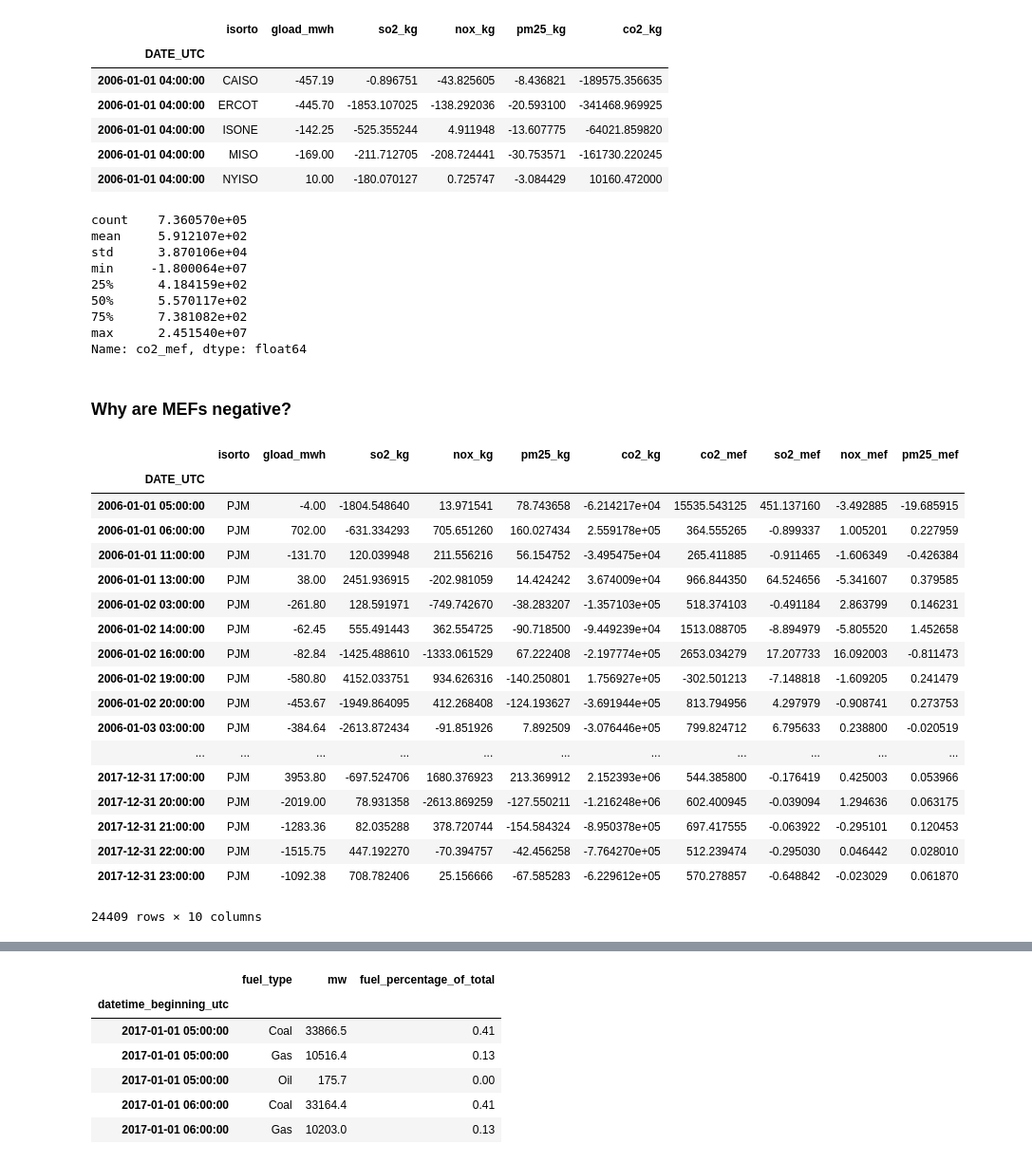
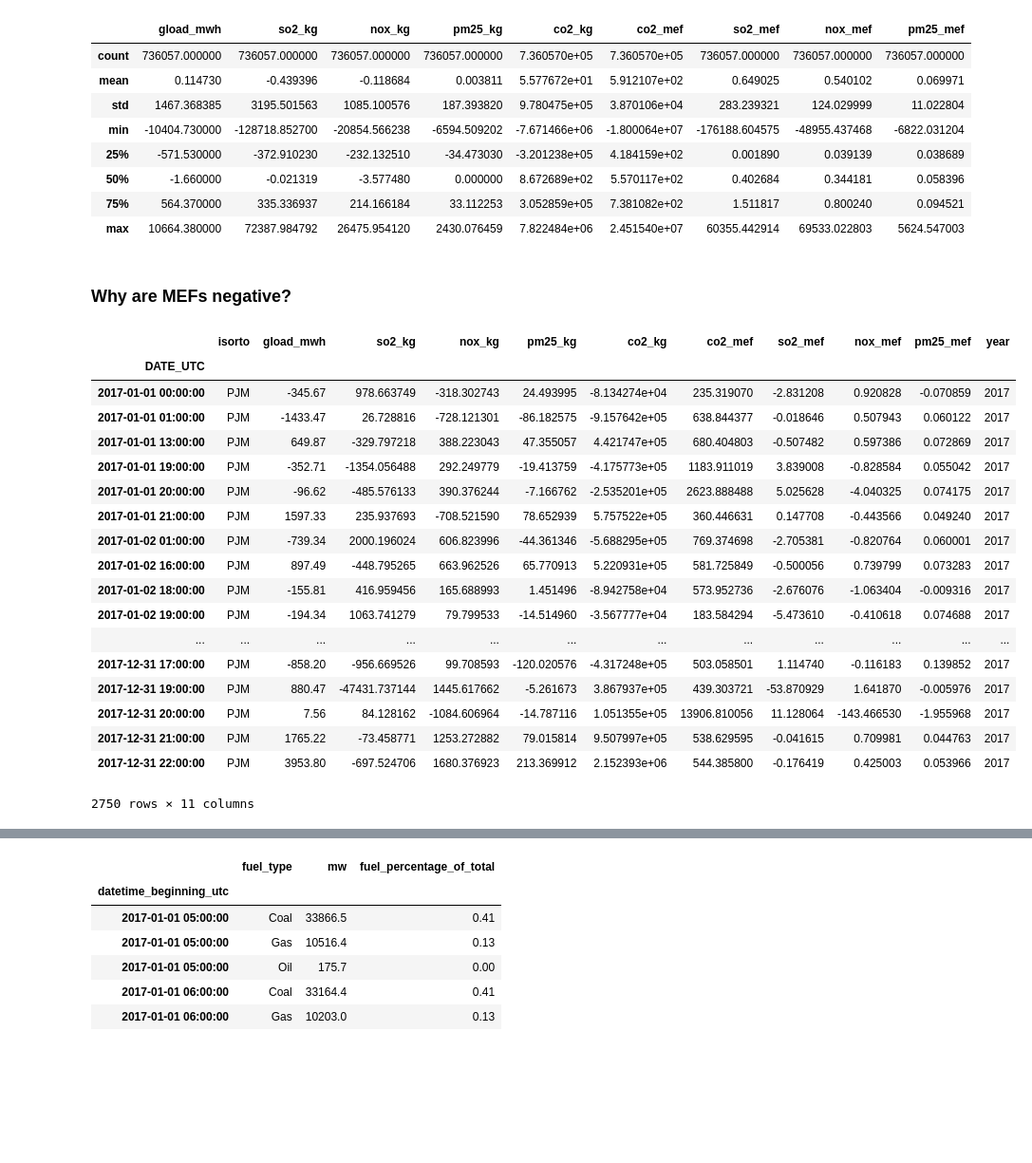
Before and after one commit to amy-wang/thesis, a Jupyter notebook: lin_reg_forecasting_model/mef_data.ipynb, the cells around one changed output, grey strips where cells are left out. Shown: that part at 95% size. Saved outputs shown, nothing was run; the diff lists cells and outputs as text; code cells hidden in the pictures; blank space fills up the shorter version.

```diff
--- a/lin_reg_forecasting_model/mef_data.ipynb
+++ b/lin_reg_forecasting_model/mef_data.ipynb
@@ -4,19 +6,13 @@ import numpy as np
 # %%
 df = pd.read_csv("diff_data/cems_diffs_isorto.csv", index_col='DATE_UTC')
 # %%
+# Convert to UTC (as opposed to UTC-5)
+df.index = pd.DatetimeIndex(df.reset_index().DATE_UTC) + timedelta(hours=5)
+
 # Remove columns with damage data
 df = df[df.columns[~df.columns.str.endswith('ap2')]]
 df = df[df.columns[~df.columns.str.endswith('dam')]]
 df = df[df.columns[~df.columns.str.endswith('eas')]]
-df.head()
-# %% [output]
-|  | isorto | gload_mwh | so2_kg | nox_kg | pm25_kg | co2_kg |
-| DATE_UTC |  |  |  |  |  |  |
-| 2006-01-01 04:00:00 | CAISO | -457.19 | -0.896751 | -43.825605 | -8.436821 | -189575.356635 |
-| 2006-01-01 04:00:00 | ERCOT | -445.70 | -1853.107025 | -138.292036 | -20.593100 | -341468.969925 |
-| 2006-01-01 04:00:00 | ISONE | -142.25 | -525.355244 | 4.911948 | -13.607775 | -64021.859820 |
-| 2006-01-01 04:00:00 | MISO | -169.00 | -211.712705 | -208.724441 | -30.753571 | -161730.220245 |
-| 2006-01-01 04:00:00 | NYISO | 10.00 | -180.070127 | 0.725747 | -3.084429 | 10160.472000 |
 # %%
 # calculate MEF (assumed to be emissions / generation)
 df['co2_mef'] = df['co2_kg']/df['gload_mwh']
@@ -26,43 +22,48 @@ df['pm25_mef'] = df['pm25_kg']/df['gload_mwh']
 df = df[df.replace([np.inf, -np.inf], np.nan).notnull().all(axis=1)]
 df = df.dropna()
 # %%
-df.co2_mef.describe()
+df.describe()
 # %% [output]
-count    7.360570e+05
-mean     5.912107e+02
-std      3.870106e+04
-min     -1.800064e+07
-25%      4.184159e+02
-50%      5.570117e+02
-75%      7.381082e+02
-max      2.451540e+07
-Name: co2_mef, dtype: float64
+|  | gload_mwh | so2_kg | nox_kg | pm25_kg | co2_kg | co2_mef | so2_mef | nox_mef | pm25_mef |
+| count | 736057.000000 | 736057.000000 | 736057.000000 | 736057.000000 | 7.360570e+05 | 7.360570e+05 | 736057.000000 | 736057.000000 | 736057.000000 |
+| mean | 0.114730 | -0.439396 | -0.118684 | 0.003811 | 5.577672e+01 | 5.912107e+02 | 0.649025 | 0.540102 | 0.069971 |
+| std | 1467.368385 | 3195.501563 | 1085.100576 | 187.393820 | 9.780475e+05 | 3.870106e+04 | 283.239321 | 124.029999 | 11.022804 |
+| min | -10404.730000 | -128718.852700 | -20854.566238 | -6594.509202 | -7.671466e+06 | -1.800064e+07 | -176188.604575 | -48955.437468 | -6822.031204 |
+| 25% | -571.530000 | -372.910230 | -232.132510 | -34.473030 | -3.201238e+05 | 4.184159e+02 | 0.001890 | 0.039139 | 0.038689 |
+| 50% | -1.660000 | -0.021319 | -3.577480 | 0.000000 | 8.672689e+02 | 5.570117e+02 | 0.402684 | 0.344181 | 0.058396 |
+| 75% | 564.370000 | 335.336937 | 214.166184 | 33.112253 | 3.052859e+05 | 7.381082e+02 | 1.511817 | 0.800240 | 0.094521 |
+| max | 10664.380000 | 72387.984792 | 26475.954120 | 2430.076459 | 7.822484e+06 | 2.451540e+07 | 60355.442914 | 69533.022803 | 5624.547003 |
 # %% [markdown]
 ### Why are MEFs negative?
 # %%
+df['year'] = pd.DatetimeIndex(df.reset_index().DATE_UTC).year
 df_pjm = df.loc[df['isorto'] == 'PJM']
 
 # Keep only negative MEFs
 mef_columns = ['co2_mef', 'so2_mef', 'nox_mef', 'pm25_mef']
 df_pjm_neg = df_pjm[(df_pjm[mef_columns]<0).any(axis='columns')]
+
+# Look at only 2017 data to compare with PJM data miner
+df_pjm_neg = df_pjm_neg.loc[df_pjm_neg['year']==2017]
+
 df_pjm_neg
 # %% [output]
-|  | isorto | gload_mwh | so2_kg | nox_kg | pm25_kg | co2_kg | co2_mef | so2_mef | nox_mef | pm25_mef |
-| DATE_UTC |  |  |  |  |  |  |  |  |  |  |
-| 2006-01-01 05:00:00 | PJM | -4.00 | -1804.548640 | 13.971541 | 78.743658 | -6.214217e+04 | 15535.543125 | 451.137160 | -3.492885 | -19.685915 |
-| 2006-01-01 06:00:00 | PJM | 702.00 | -631.334293 | 705.651260 | 160.027434 | 2.559178e+05 | 364.555265 | -0.899337 | 1.005201 | 0.227959 |
-| 2006-01-01 11:00:00 | PJM | -131.70 | 120.039948 | 211.556216 | 56.154752 | -3.495475e+04 | 265.411885 | -0.911465 | -1.606349 | -0.426384 |
-| 2006-01-01 13:00:00 | PJM | 38.00 | 2451.936915 | -202.981059 | 14.424242 | 3.674009e+04 | 966.844350 | 64.524656 | -5.341607 | 0.379585 |
-| 2006-01-02 03:00:00 | PJM | -261.80 | 128.591971 | -749.742670 | -38.283207 | -1.357103e+05 | 518.374103 | -0.491184 | 2.863799 | 0.146231 |
-| 2006-01-02 14:00:00 | PJM | -62.45 | 555.491443 | 362.554725 | -90.718500 | -9.449239e+04 | 1513.088705 | -8.894979 | -5.805520 | 1.452658 |
-| 2006-01-02 16:00:00 | PJM | -82.84 | -1425.488610 | -1333.061529 | 67.222408 | -2.197774e+05 | 2653.034279 | 17.207733 | 16.092003 | -0.811473 |
-| 2006-01-02 19:00:00 | PJM | -580.80 | 4152.033751 | 934.626316 | -140.250801 | 1.756927e+05 | -302.501213 | -7.148818 | -1.609205 | 0.241479 |
-| 2006-01-02 20:00:00 | PJM | -453.67 | -1949.864095 | 412.268408 | -124.193627 | -3.691944e+05 | 813.794956 | 4.297979 | -0.908741 | 0.273753 |
-| 2006-01-03 03:00:00 | PJM | -384.64 | -2613.872434 | -91.851926 | 7.892509 | -3.076446e+05 | 799.824712 | 6.795633 | 0.238800 | -0.020519 |
-| ... | ... | ... | ... | ... | ... | ... | ... | ... | ... | ... |
-| 2017-12-31 17:00:00 | PJM | 3953.80 | -697.524706 | 1680.376923 | 213.369912 | 2.152393e+06 | 544.385800 | -0.176419 | 0.425003 | 0.053966 |
-| 2017-12-31 20:00:00 | PJM | -2019.00 | 78.931358 | -2613.869259 | -127.550211 | -1.216248e+06 | 602.400945 | -0.039094 | 1.294636 | 0.063175 |
-| 2017-12-31 21:00:00 | PJM | -1283.36 | 82.035288 | 378.720744 | -154.584324 | -8.950378e+05 | 697.417555 | -0.063922 | -0.295101 | 0.120453 |
-| 2017-12-31 22:00:00 | PJM | -1515.75 | 447.192270 | -70.394757 | -42.456258 | -7.764270e+05 | 512.239474 | -0.295030 | 0.046442 | 0.028010 |
-| 2017-12-31 23:00:00 | PJM | -1092.38 | 708.782406 | 25.156666 | -67.585283 | -6.229612e+05 | 570.278857 | -0.648842 | -0.023029 | 0.061870 |
+|  | isorto | gload_mwh | so2_kg | nox_kg | pm25_kg | co2_kg | co2_mef | so2_mef | nox_mef | pm25_mef | year |
+| DATE_UTC |  |  |  |  |  |  |  |  |  |  |  |
+| 2017-01-01 00:00:00 | PJM | -345.67 | 978.663749 | -318.302743 | 24.493995 | -8.134274e+04 | 235.319070 | -2.831208 | 0.920828 | -0.070859 | 2017 |
+| 2017-01-01 01:00:00 | PJM | -1433.47 | 26.728816 | -728.121301 | -86.182575 | -9.157642e+05 | 638.844377 | -0.018646 | 0.507943 | 0.060122 | 2017 |
+| 2017-01-01 13:00:00 | PJM | 649.87 | -329.797218 | 388.223043 | 47.355057 | 4.421747e+05 | 680.404803 | -0.507482 | 0.597386 | 0.072869 | 2017 |
+| 2017-01-01 19:00:00 | PJM | -352.71 | -1354.056488 | 292.249779 | -19.413759 | -4.175773e+05 | 1183.911019 | 3.839008 | -0.828584 | 0.055042 | 2017 |
+| 2017-01-01 20:00:00 | PJM | -96.62 | -485.576133 | 390.376244 | -7.166762 | -2.535201e+05 | 2623.888488 | 5.025628 | -4.040325 | 0.074175 | 2017 |
+| 2017-01-01 21:00:00 | PJM | 1597.33 | 235.937693 | -708.521590 | 78.652939 | 5.757522e+05 | 360.446631 | 0.147708 | -0.443566 | 0.049240 | 2017 |
+| 2017-01-02 01:00:00 | PJM | -739.34 | 2000.196024 | 606.823996 | -44.361346 | -5.688295e+05 | 769.374698 | -2.705381 | -0.820764 | 0.060001 | 2017 |
+| 2017-01-02 16:00:00 | PJM | 897.49 | -448.795265 | 663.962526 | 65.770913 | 5.220931e+05 | 581.725849 | -0.500056 | 0.739799 | 0.073283 | 2017 |
+| 2017-01-02 18:00:00 | PJM | -155.81 | 416.959456 | 165.688993 | 1.451496 | -8.942758e+04 | 573.952736 | -2.676076 | -1.063404 | -0.009316 | 2017 |
+| 2017-01-02 19:00:00 | PJM | -194.34 | 1063.741279 | 79.799533 | -14.514960 | -3.567777e+04 | 183.584294 | -5.473610 | -0.410618 | 0.074688 | 2017 |
+| ... | ... | ... | ... | ... | ... | ... | ... | ... | ... | ... | ... |
+| 2017-12-31 17:00:00 | PJM | -858.20 | -956.669526 | 99.708593 | -120.020576 | -4.317248e+05 | 503.058501 | 1.114740 | -0.116183 | 0.139852 | 2017 |
+| 2017-12-31 19:00:00 | PJM | 880.47 | -47431.737144 | 1445.617662 | -5.261673 | 3.867937e+05 | 439.303721 | -53.870929 | 1.641870 | -0.005976 | 2017 |
+| 2017-12-31 20:00:00 | PJM | 7.56 | 84.128162 | -1084.606964 | -14.787116 | 1.051355e+05 | 13906.810056 | 11.128064 | -143.466530 | -1.955968 | 2017 |
+| 2017-12-31 21:00:00 | PJM | 1765.22 | -73.458771 | 1253.272882 | 79.015814 | 9.507997e+05 | 538.629595 | -0.041615 | 0.709981 | 0.044763 | 2017 |
+| 2017-12-31 22:00:00 | PJM | 3953.80 | -697.524706 | 1680.376923 | 213.369912 | 2.152393e+06 | 544.385800 | -0.176419 | 0.425003 | 0.053966 | 2017 |
-24409 rows × 10 columns
+2750 rows × 11 columns
```
Also changed, not shown: parts of 13 cells of this notebook, 1 other file.
